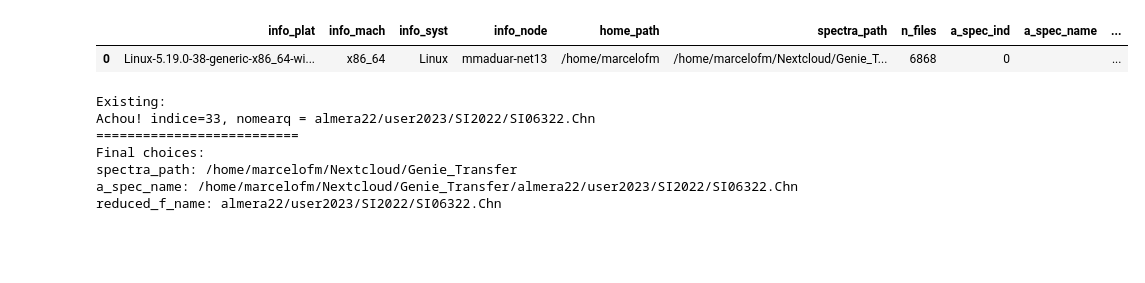
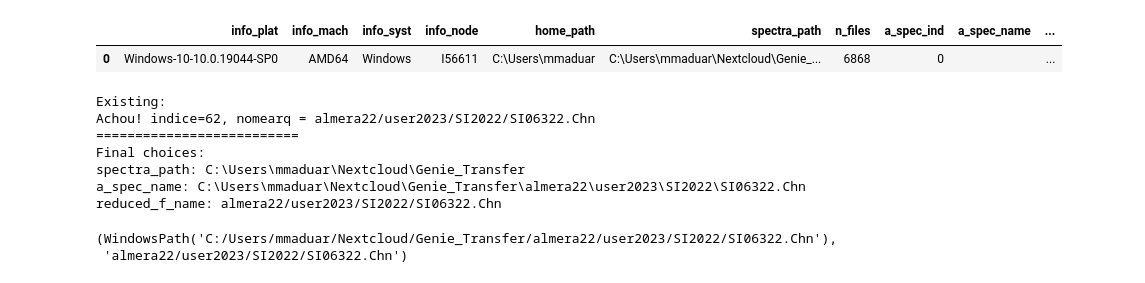
Before and after one commit to terrabela/OGRaySpY, a Jupyter notebook: src/radionuclide_analysis.ipynb, the cells around one changed output. Saved outputs shown, nothing was run; the diff lists cells and outputs as text; code cells hidden in the pictures; blank space fills up the shorter version.

```diff
--- a/src/radionuclide_analysis.ipynb
+++ b/src/radionuclide_analysis.ipynb
@@ -119,12 +122,12 @@ from lmfit.models import GaussianModel, SkewedGaussianModel, ExpressionModel
 a_pattern = 'SI06322.Chn'
 # %%
 # Select a machine/system to read from:
-#spectra_list_df = pd.read_pickle('WindowsI56611.pkl')
-spectra_list_df = pd.read_pickle('Linuxmmaduar-net13.pkl')
+spectra_list_df = pd.read_pickle('WindowsI56611.pkl')
+# spectra_list_df = pd.read_pickle('Linuxmmaduar-net13.pkl')
 spectra_list_df
 # %% [output]
 |  | info_plat | info_mach | info_syst | info_node | home_path | spectra_path | n_files | a_spec_ind | a_spec_name | ... |
-| 0 | Linux-5.19.0-38-generic-x86_64-wi... | x86_64 | Linux | mmaduar-net13 | /home/marcelofm | /home/marcelofm/Nextcloud/Genie_T... | 6868 | 0 |  | ... |
+| 0 | Windows-10-10.0.19044-SP0 | AMD64 | Windows | I56611 | C:\Users\mmaduar | C:\Users\mmaduar\Nextcloud\Genie_... | 6868 | 0 |  | ... |
 # %%
 reduc_nms = spectra_list_df.reduced_names_files_list[0]
 fil_lst = spectra_list_df.files_list[0]
@@ -133,11 +136,14 @@ spc_pth = spectra_list_df.spectra_path[0]
 a_spec_name, reduced_f_name = select_spectrum_from_folder_list(reduc_nms, fil_lst, spc_pth, a_pattern)
 # %% [output]
 Existing:
-Achou! indice=33, nomearq = almera22/user2023/SI2022/SI06322.Chn
+Achou! indice=62, nomearq = almera22/user2023/SI2022/SI06322.Chn
 ==========================
 Final choices:
-spectra_path: /home/marcelofm/Nextcloud/Genie_Transfer
-a_spec_name: /home/marcelofm/Nextcloud/Genie_Transfer/almera22/user2023/SI2022/SI06322.Chn
+spectra_path: C:\Users\mmaduar\Nextcloud\Genie_Transfer
+a_spec_name: C:\Users\mmaduar\Nextcloud\Genie_Transfer\almera22\user2023\SI2022\SI06322.Chn
 reduced_f_name: almera22/user2023/SI2022/SI06322.Chn
 # %%
 a_spec_name, reduced_f_name
+# %% [output]
+(WindowsPath('C:/Users/mmaduar/Nextcloud/Genie_Transfer/almera22/user2023/SI2022/SI06322.Chn'),
+ 'almera22/user2023/SI2022/SI06322.Chn')
```
Also changed, not shown: parts of 10 cells of this notebook, 3 other files.
